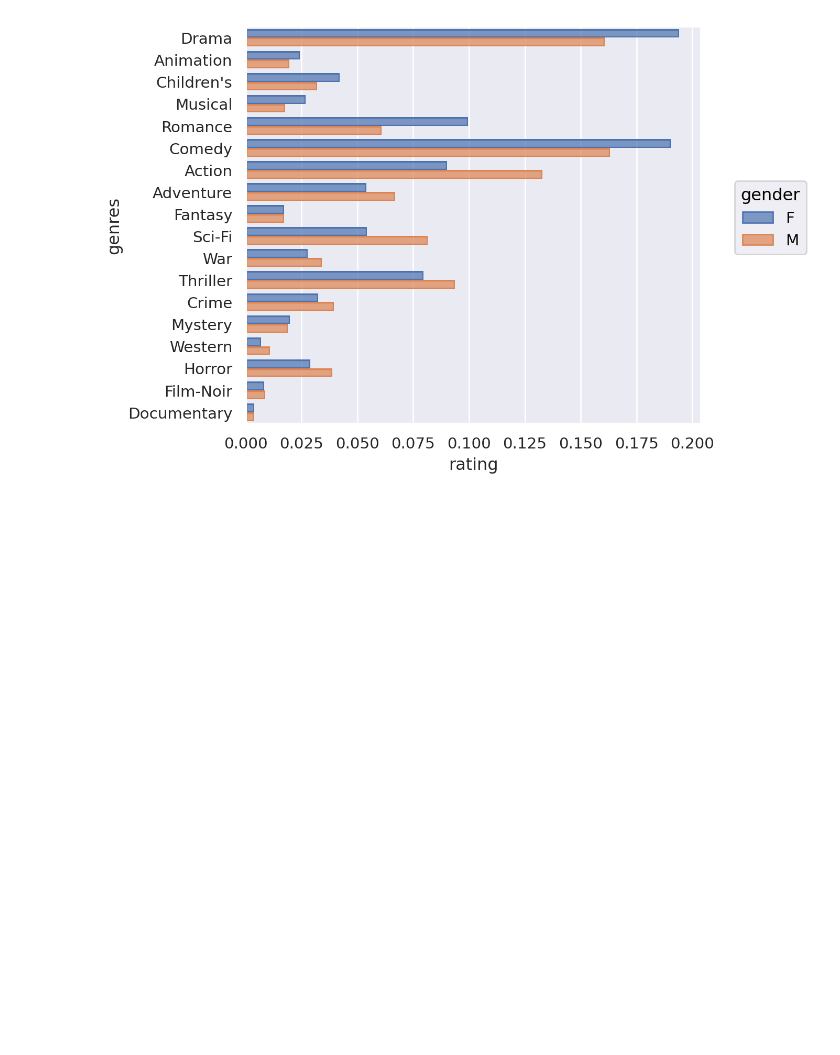
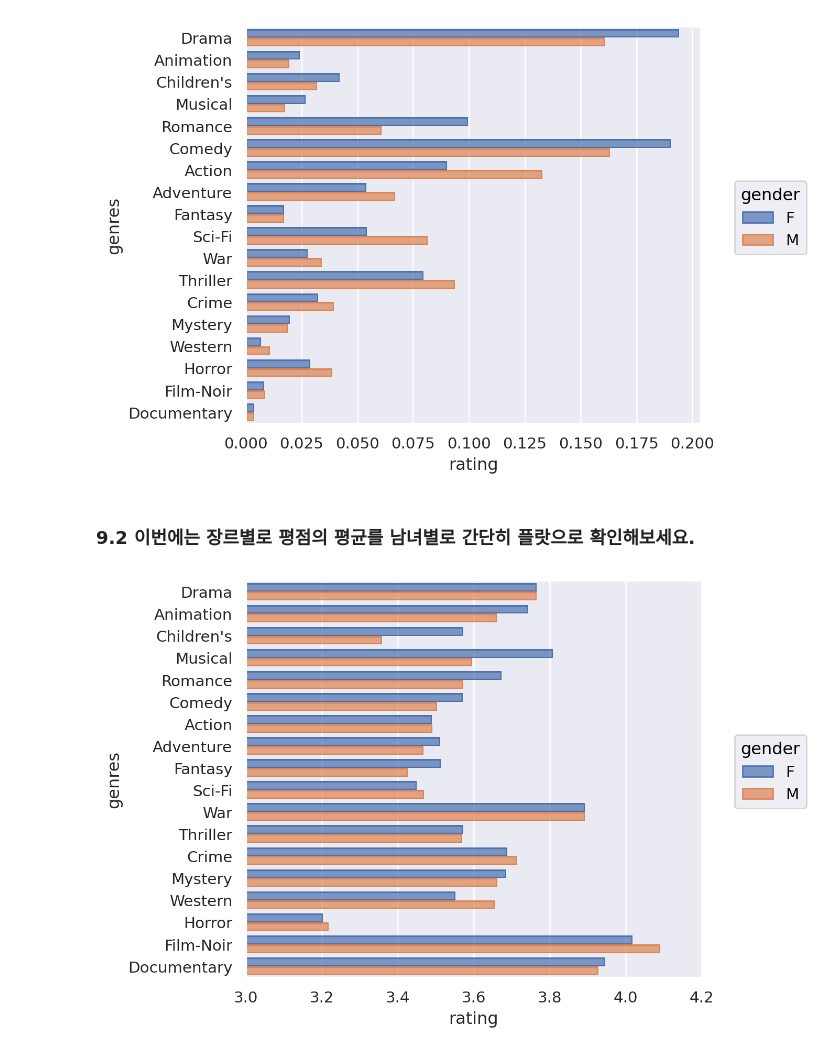
Before and after one commit to Felix-Silas/2024-1-Class, a Jupyter notebook: Data Analysis and Visualization/HW02_MovieLens_Exercise.ipynb, the cells around one changed output. Drawn from its saved outputs; the diff is of its cells as text; code cells hidden in the pictures; blank space fills up the shorter version.

```diff
--- a/Data Analysis and Visualization/HW02_MovieLens_Exercise.ipynb
+++ b/Data Analysis and Visualization/HW02_MovieLens_Exercise.ipynb
@@ -396,3 +396,13 @@ user_rating_long
 )
 # %% [output]
 [figure]
+# %% [markdown]
+### 9.2 이번에는 장르별로 평점의 평균를 남녀별로 간단히 플랏으로 확인해보세요.
+# %%
+(
+    so.Plot(user_rating_long, x="rating", y="genres", color="gender")
+    .add(so.Bar(), so.Agg("mean"), so.Dodge())
+    .limit(x=(3, 4.2))
+)
+# %% [output]
+[figure, added]
```
Also changed, not shown: parts of 20 cells of this notebook.
